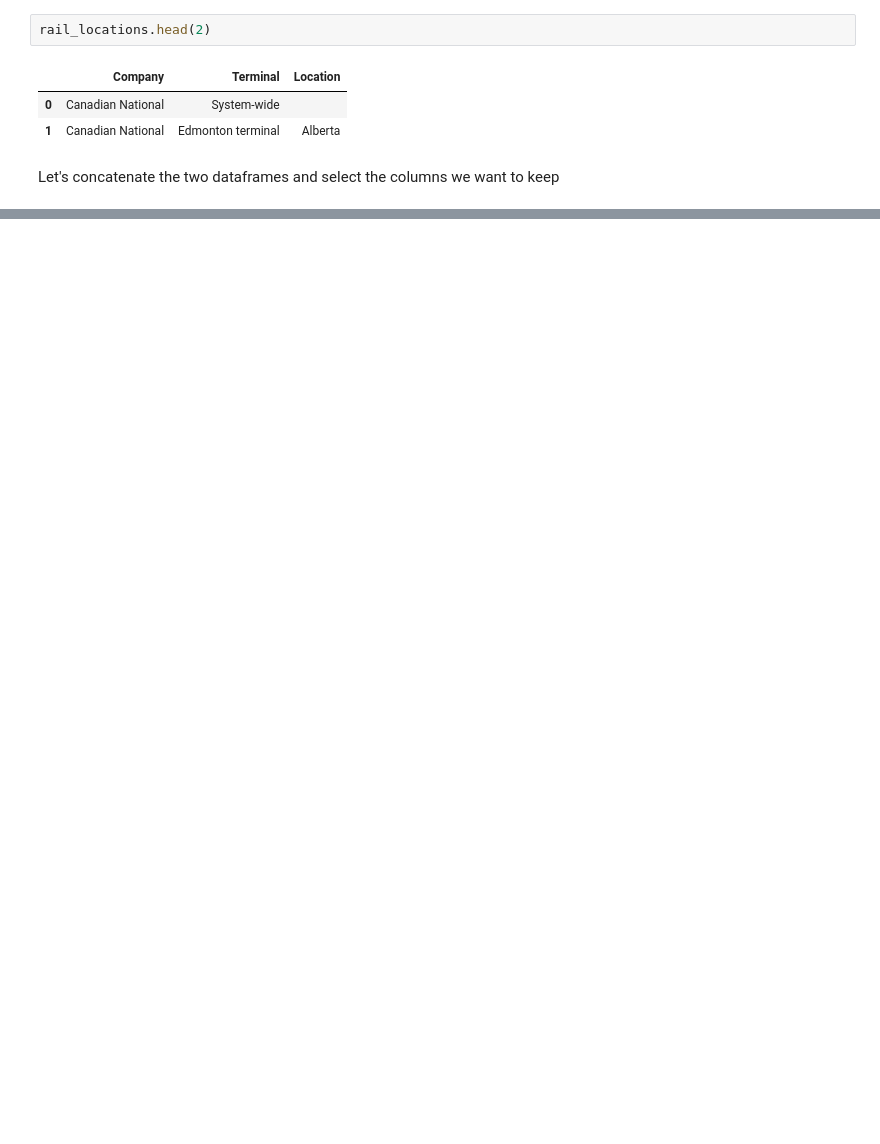
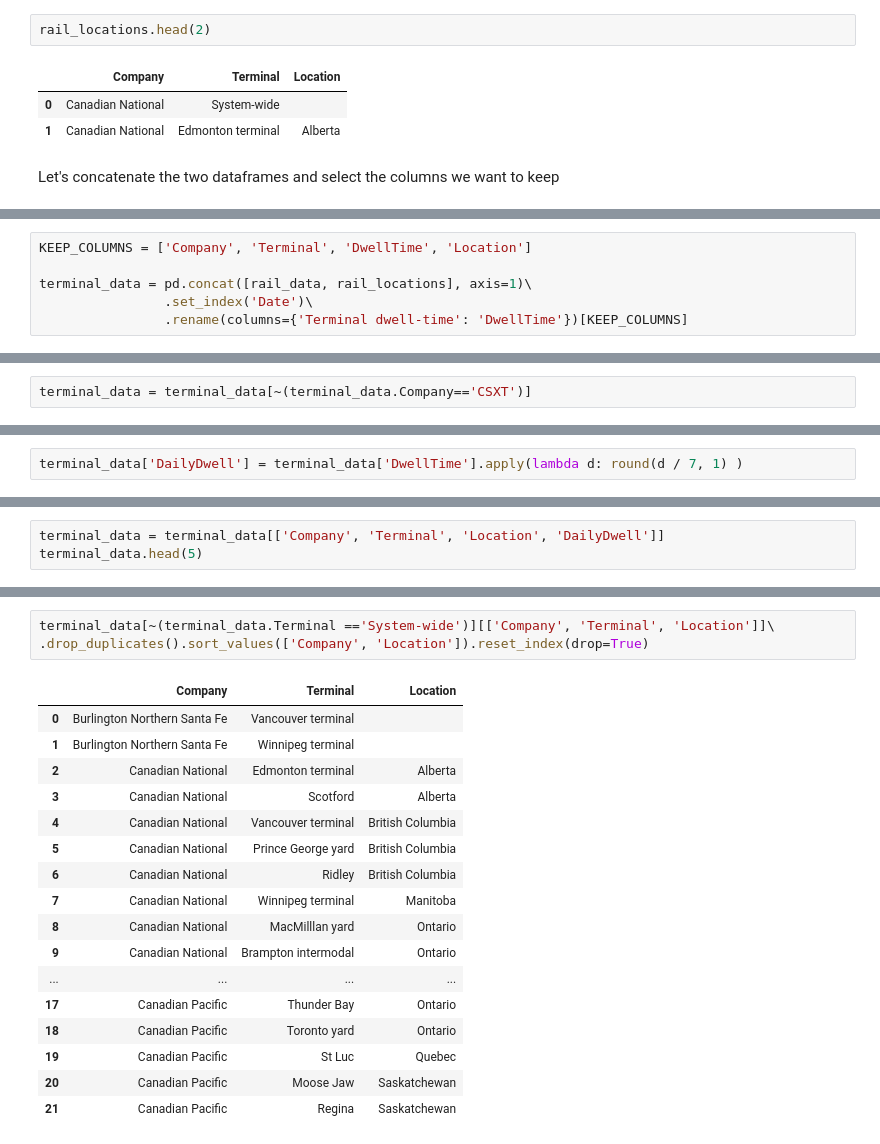
Before and after one commit to ocan-data/OpenCanadaData, a Jupyter notebook: notebooks/examples/RailPerformance.ipynb, the cells around one changed output, grey strips where cells are left out. Cells and saved outputs as stored; diff of their text form; blank space fills up the shorter version.

```diff
--- a/notebooks/examples/RailPerformance.ipynb
+++ b/notebooks/examples/RailPerformance.ipynb
@@ -212,0 +123,6 @@ dtype('O')
+# %%
+KEEP_COLUMNS = ['Company', 'Terminal', 'DwellTime', 'Location']
+
+terminal_data = pd.concat([rail_data, rail_locations], axis=1)\
+                .set_index('Date')\
+                .rename(columns={'Terminal dwell-time': 'DwellTime'})[KEEP_COLUMNS]
@@ -212,0 +165,2 @@ dtype('O')
+# %%
+terminal_data = terminal_data[~(terminal_data.Company=='CSXT')]
@@ -212,0 +173,2 @@ dtype('O')
+# %%
+terminal_data['DailyDwell'] = terminal_data['DwellTime'].apply(lambda d: round(d / 7, 1) )
@@ -212,0 +177,3 @@ dtype('O')
+# %%
+terminal_data = terminal_data[['Company', 'Terminal', 'Location', 'DailyDwell']]
+terminal_data.head(5)
@@ -212,0 +229,21 @@ dtype('O')
+# %%
+terminal_data[~(terminal_data.Terminal =='System-wide')][['Company', 'Terminal', 'Location']]\
+.drop_duplicates().sort_values(['Company', 'Location']).reset_index(drop=True)
+# %% [output]
+|  | Company | Terminal | Location |
+| 0 | Burlington Northern Santa Fe | Vancouver terminal |  |
+| 1 | Burlington Northern Santa Fe | Winnipeg terminal |  |
+| 2 | Canadian National | Edmonton terminal | Alberta |
+| 3 | Canadian National | Scotford | Alberta |
+| 4 | Canadian National | Vancouver terminal | British Columbia |
+| 5 | Canadian National | Prince George yard | British Columbia |
+| 6 | Canadian National | Ridley | British Columbia |
+| 7 | Canadian National | Winnipeg terminal | Manitoba |
+| 8 | Canadian National | MacMilllan yard | Ontario |
+| 9 | Canadian National | Brampton intermodal | Ontario |
+| ... | ... | ... | ... |
+| 17 | Canadian Pacific | Thunder Bay | Ontario |
+| 18 | Canadian Pacific | Toronto yard | Ontario |
+| 19 | Canadian Pacific | St Luc | Quebec |
+| 20 | Canadian Pacific | Moose Jaw | Saskatchewan |
+| 21 | Canadian Pacific | Regina | Saskatchewan |
```
Also changed, not shown: parts of 48 cells of this notebook.
